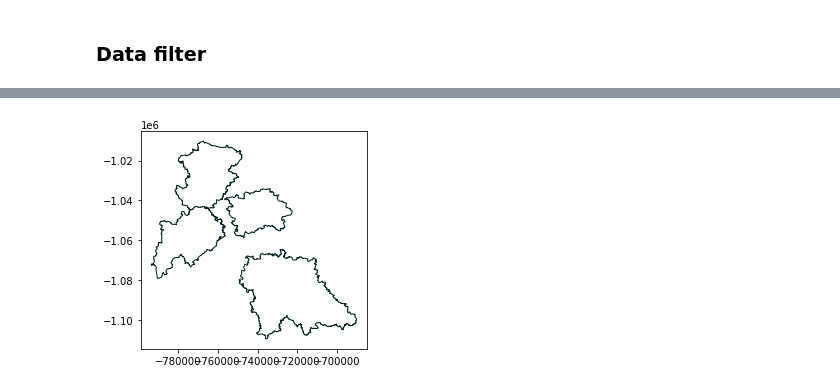
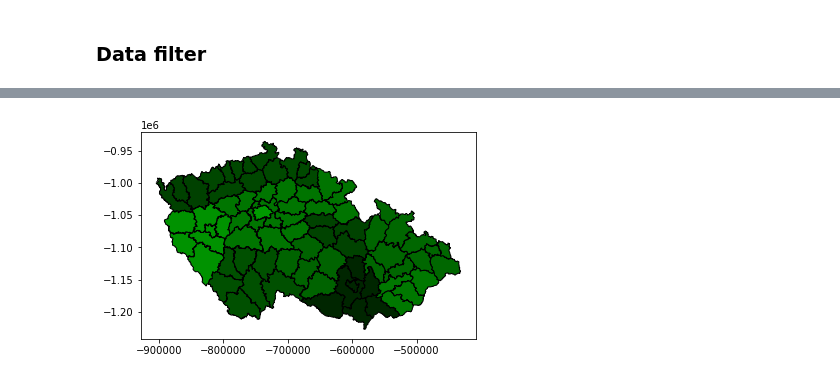
Before and after one commit to kubablack/auctions_project_Galle_Cerny, a Jupyter notebook: auctions.ipynb, the cells around one changed output, grey strips where cells are left out. Saved outputs shown, nothing was run; the diff lists cells and outputs as text; code cells hidden in the pictures.

```diff
--- a/auctions.ipynb
+++ b/auctions.ipynb
@@ -226,0 +265,16 @@ sf=shapefile.Reader('districts')
+# %%
+mapsource=[]
+regionlist=[]
+countlist=[]
+avglist=[]
+startindices=[1,2,14,21,28,31,38,42,47,51,56,63,68,74]
+endindices=[1,13,20,27,30,37,41,46,50,55,62,67,73,77]
+for i in range(len(down.regions_and_districts)):
+    regionlist.append(down.regions_and_districts[i][0])
+for i in range(len(down.regions_and_districts)):
+    count=auctions.Region[auctions.Region == regionlist[i]].count()
+    countlist.append(count)
+for i in range(len(down.regions_and_districts)):
+    avgprice=auctions.Estimated_price[auctions.Region == regionlist[i]].mean()
+    avglist.append(avgprice)
+countlist
@@ -226,0 +287,14 @@ sf=shapefile.Reader('districts')
+# %%
+fig = plt.figure()
+ax = fig.gca()
+
+for i in range(len(down.regions_and_districts)):
+    for j in range(startindices[i]-1,endindices[i]):
+        shade=int(countlist[i]/max(countlist)//0.01)#making integers to put in colour codes
+        if shade>9:fillcolour="#{}{}{}".format(shade,shade,shade)
+        else:fillcolour="#0{}0{}0{}".format(shade,shade,shade)#one-digit numbers would not work in the code
+        poly=sf.shape(j).__geo_interface__
+        ax.add_patch(PolygonPatch(poly, fc=fillcolour, ec='#000000', alpha=1, zorder=2 ))
+ax.axis('scaled')
+plt.show()#The lighter the colour, the more auctions there are. The region with most auctions always has shade #999999,
+#other regions are coloured by their share of auctions: 10% of maximum has shade #101010, 52% has shade #525252 etc.
@@ -227,10 +303,15 @@ sf=shapefile.Reader('districts')
 # %%
 fig = plt.figure()
 ax = fig.gca()
-for i in range(0,4):
-    poly=sf.shape(i).__geo_interface__
-    ax.add_patch(PolygonPatch(poly, fc='#ffffff', ec='#002222', alpha=1, zorder=2 ))
+
+for i in range(len(down.regions_and_districts)):
+    for j in range(startindices[i]-1,endindices[i]):
+        shade=int(avglist[i]/max(avglist)//0.01)
+        if shade>9:fillcolour="#00{}00".format(shade)
+        else:fillcolour="#000{}00".format(shade)
+        poly=sf.shape(j).__geo_interface__
+        ax.add_patch(PolygonPatch(poly, fc=fillcolour, ec='#000000', alpha=1, zorder=2 ))
 ax.axis('scaled')
-plt.show()
+plt.show()#The lighter the colour, the more expensive auctions on average there are. Coloured by share of maximum like before.
 # %% [output]
-[figure, old version]
+[figure, new version]
```
Also changed, not shown: parts of 13 cells of this notebook.
